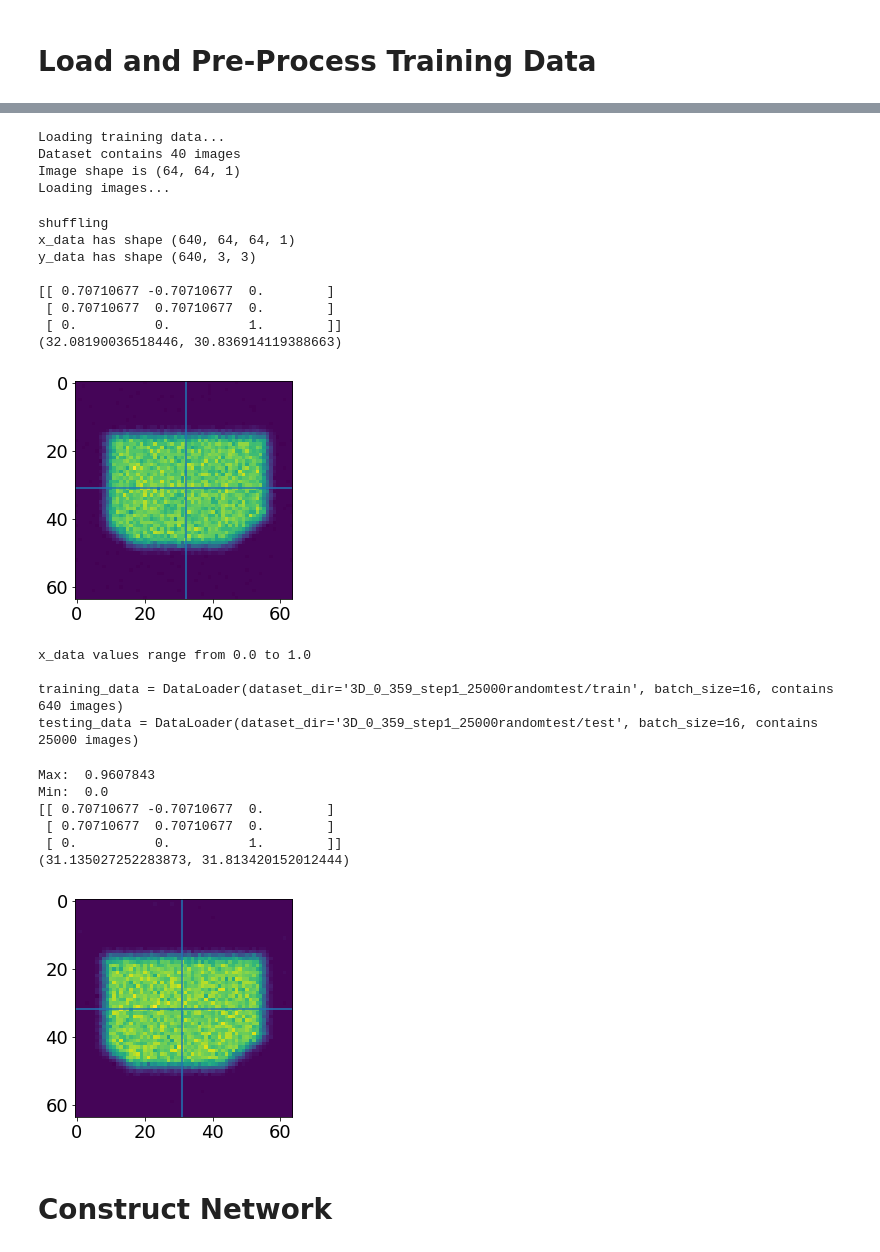
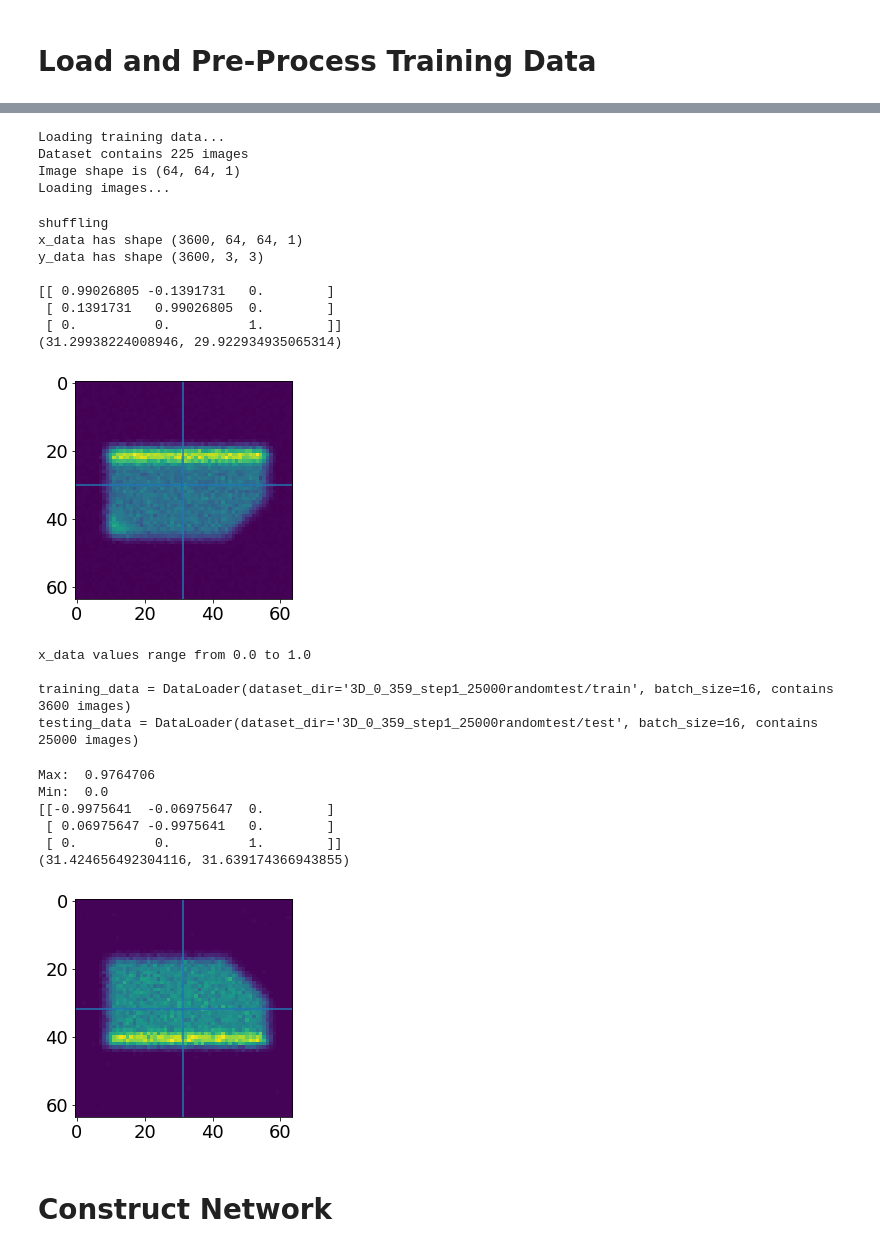
Before and after one commit to SEMOrientation/Y4ProjectNotebooks, a Jupyter notebook: 3D_Network.ipynb, the cells around one changed output, grey strips where cells are left out. Drawn from its saved outputs; the diff is of its cells as text; code cells hidden in the pictures.

```diff
--- a/3D_Network.ipynb
+++ b/3D_Network.ipynb
@@ -681,6 +681,6 @@ y_test has shape (25000, 3, 3)
 # %%
 print("Loading training data...")
-training_data = DataLoader(os.path.join(DATASET_DIR, "train"), batch_size=16, every=45,
+training_data = DataLoader(os.path.join(DATASET_DIR, "train"), batch_size=16, every=8,
                            onload=[
                                    onload_GaussianBlur(GAUSS_RADIUS),
                                    onload_SEMNoise(),
@@ -700,43 +700,43 @@ training_data = DataLoader(os.path.join(DATASET_DIR, "train"), batch_size=16, ev
                                 preproc_Shuffle(),
                            ]
                            )
 
 print(f"x_data has shape {training_data.xdata.shape}")
 print(f"y_data has shape {training_data.ydata.shape}")
 print()
 
 im0 = training_data.xdata[16,:,:].reshape(RESIZE_SHAPE).T
 Image.fromarray((im0*255).astype("uint8"), "L").save("preprocessed.png")
 rot0 = training_data.ydata[16]
 plt.imshow(im0)
 COM = ndimage.measurements.center_of_mass(im0.T)
 plt.axvline(COM[0])
 plt.axhline(COM[1])
 print(rot0)
 print(COM)
 plt.show()
 
 print(f"\nx_data values range from {np.min(training_data.xdata)} to {np.max(training_data.xdata)}")
 
 print(f"\ntraining_data = {training_data}")
 print(f"testing_data = {testing_data}")
 # %% [output]
 Loading training data...
-Dataset contains 40 images
+Dataset contains 225 images
 Image shape is (64, 64, 1)
 Loading images...
 shuffling
-x_data has shape (640, 64, 64, 1)
-y_data has shape (640, 3, 3)
+x_data has shape (3600, 64, 64, 1)
+y_data has shape (3600, 3, 3)
 
-[[ 0.70710677 -0.70710677  0.        ]
- [ 0.70710677  0.70710677  0.        ]
+[[ 0.99026805 -0.1391731   0.        ]
+ [ 0.1391731   0.99026805  0.        ]
  [ 0.          0.          1.        ]]
-(32.08190036518446, 30.836914119388663)
+(31.29938224008946, 29.922934935065314)
-[figure, old version]
+[figure, new version]
 x_data values range from 0.0 to 1.0
 
-training_data = DataLoader(dataset_dir='3D_0_359_step1_25000randomtest/train', batch_size=16, contains 640 images)
+training_data = DataLoader(dataset_dir='3D_0_359_step1_25000randomtest/train', batch_size=16, contains 3600 images)
 testing_data = DataLoader(dataset_dir='3D_0_359_step1_25000randomtest/test', batch_size=16, contains 25000 images)
 # %%
 i = 0
@@ -767,13 +767,13 @@ plt.show()
 ## plt.imshow(np.array(pim_median))
 ## plt.show()
 # %% [output]
-Max:  0.9607843
+Max:  0.9764706
 Min:  0.0
-[[ 0.70710677 -0.70710677  0.        ]
- [ 0.70710677  0.70710677  0.        ]
+[[-0.9975641  -0.06975647  0.        ]
+ [ 0.06975647 -0.9975641   0.        ]
  [ 0.          0.          1.        ]]
-(31.135027252283873, 31.813420152012444)
+(31.424656492304116, 31.639174366943855)
-[figure, old version]
+[figure, new version]
 # %% [markdown]
 # Construct Network
 # %%
```
Also changed, not shown: parts of 11 cells of this notebook.
